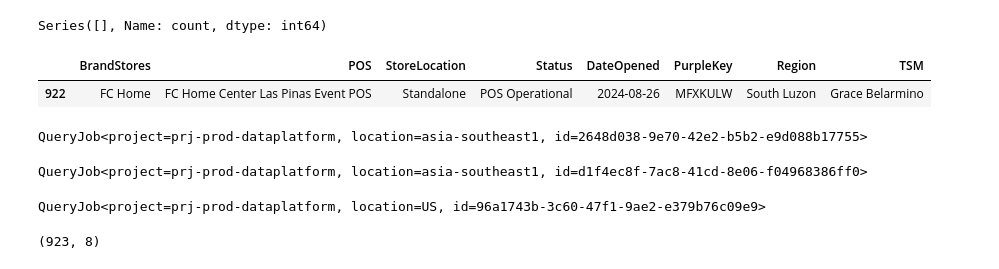
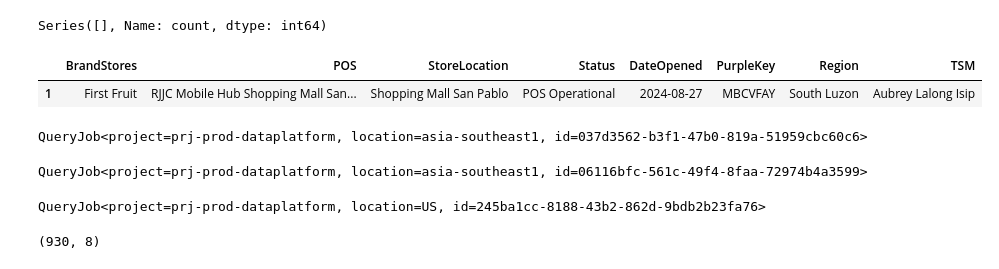
Before and after one commit to dchakroborti-tonik/POS_Addition, a Jupyter notebook: Notebook/Pos_mapping_new.ipynb, the cells around one changed output. Saved outputs shown, nothing was run; the diff lists cells and outputs as text; code cells hidden in the pictures.

```diff
--- a/Notebook/Pos_mapping_new.ipynb
+++ b/Notebook/Pos_mapping_new.ipynb
@@ -24,6 +24,6 @@ client = bigquery.Client(project='prj-prod-dataplatform')
 # Set options or configurations as needed
 # Example: pd.set_option('display.max_columns', None)
 # %%
-df = pd.read_csv(r"C:\Users\DwaipayanChakroborti\OneDrive - Tonik Financial Pte Ltd\MyStuff\SIL Sales\Shin Nebria\POS_Addition\Data\pos_add_20240827_file2.csv")
+df = pd.read_csv(r"C:\Users\DwaipayanChakroborti\OneDrive - Tonik Financial Pte Ltd\MyStuff\SIL Sales\Shin Nebria\POS_Addition\Data\pos_add_20240829_file1.csv")
 df.shape
 # %% [output]
@@ -344,32 +368,32 @@ print(filtered_counts)
 # %% [output]
 Series([], Name: count, dtype: int64)
 # %%
-df[df['PurpleKey']== 'MFXKULW']
+df[df['PurpleKey']== 'MBCVFAY']
 # %% [output]
 |  | BrandStores | POS | StoreLocation | Status | DateOpened | PurpleKey | Region | TSM |
-| 922 | FC Home | FC Home Center Las Pinas Event POS | Standalone | POS Operational | 2024-08-26 | MFXKULW | South Luzon | Grace Belarmino |
+| 1 | First Fruit | RJJC Mobile Hub Shopping Mall San... | Shopping Mall San Pablo | POS Operational | 2024-08-27 | MBCVFAY | South Luzon | Aubrey Lalong Isip |
 # %%
 sq = """drop table prj-prod-dataplatform.dap_ds_poweruser_playground.POS_TSM_MAPIING;"""
 
 client.query(sq)
 # %% [output]
-QueryJob<project=prj-prod-dataplatform, location=asia-southeast1, id=2648d038-9e70-42e2-b5b2-e9d088b17755>
+QueryJob<project=prj-prod-dataplatform, location=asia-southeast1, id=037d3562-b3f1-47b0-819a-51959cbc60c6>
 # %%
 sq = """create table prj-prod-dataplatform.dap_ds_poweruser_playground.POS_TSM_MAPIING as select * from prj-prod-dataplatform.dap_ds_poweruser_playground.POS_TSM_MAPIING1;"""
 client.query(sq)
 # %% [output]
-QueryJob<project=prj-prod-dataplatform, location=asia-southeast1, id=d1f4ec8f-7ac8-41cd-8e06-f04968386ff0>
+QueryJob<project=prj-prod-dataplatform, location=asia-southeast1, id=06116bfc-561c-49f4-8faa-72974b4a3599>
 # %%
 client.query("commit")
 # %% [output]
-QueryJob<project=prj-prod-dataplatform, location=US, id=96a1743b-3c60-47f1-9ae2-e379b76c09e9>
+QueryJob<project=prj-prod-dataplatform, location=US, id=245ba1cc-8188-43b2-862d-9bdb2b23fa76>
 # %%
 sq = """select * from prj-prod-dataplatform.dap_ds_poweruser_playground.POS_TSM_MAPIING;"""
 
 df = client.query(sq).to_dataframe(progress_bar_type='tqdm')
 df.shape
 # %% [output]
-(923, 8)
+(930, 8)
 # %%
 df[df['BrandStores']=='VMax Mobile'].sort_values(by='DateOpened', ascending = False)
 # %% [output]
```
Also changed, not shown: parts of 30 cells of this notebook, 3 other files.
